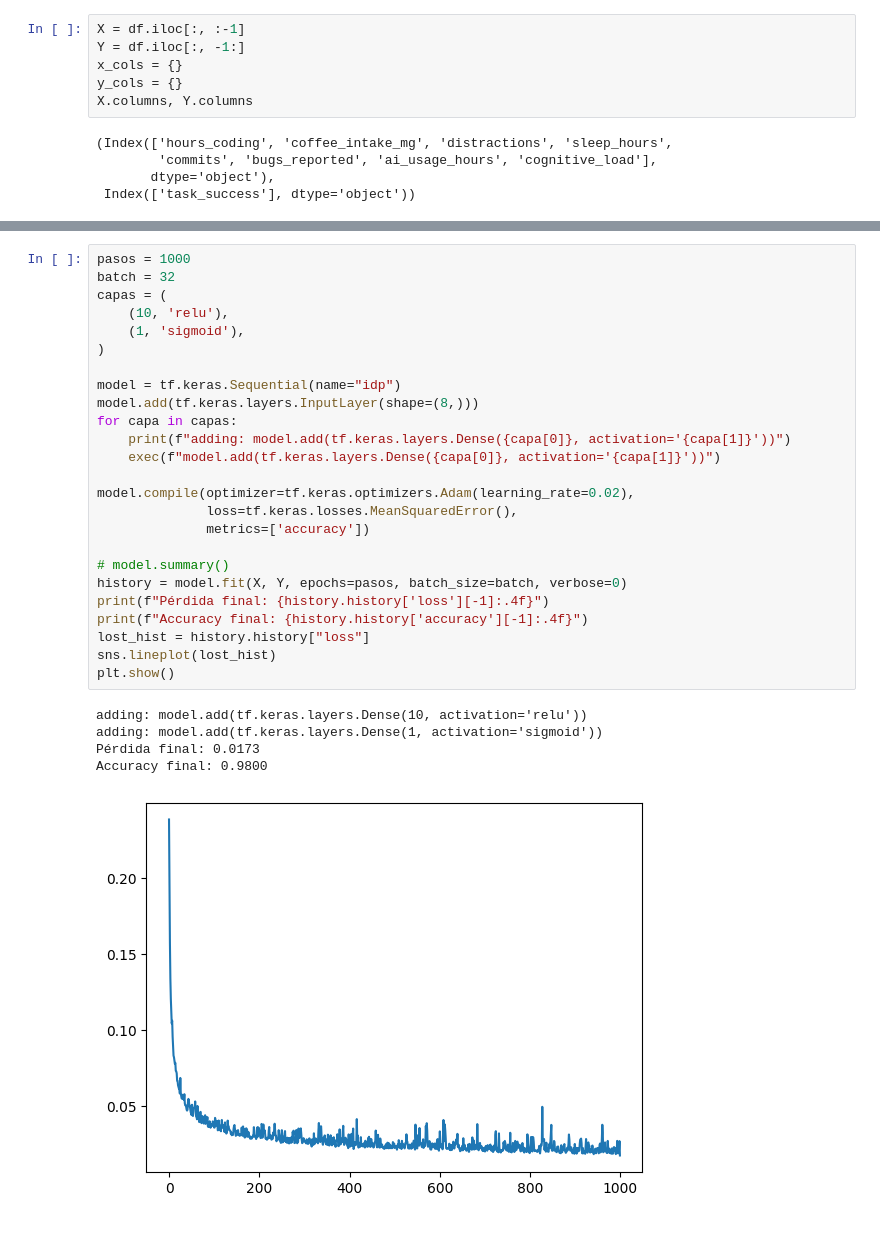
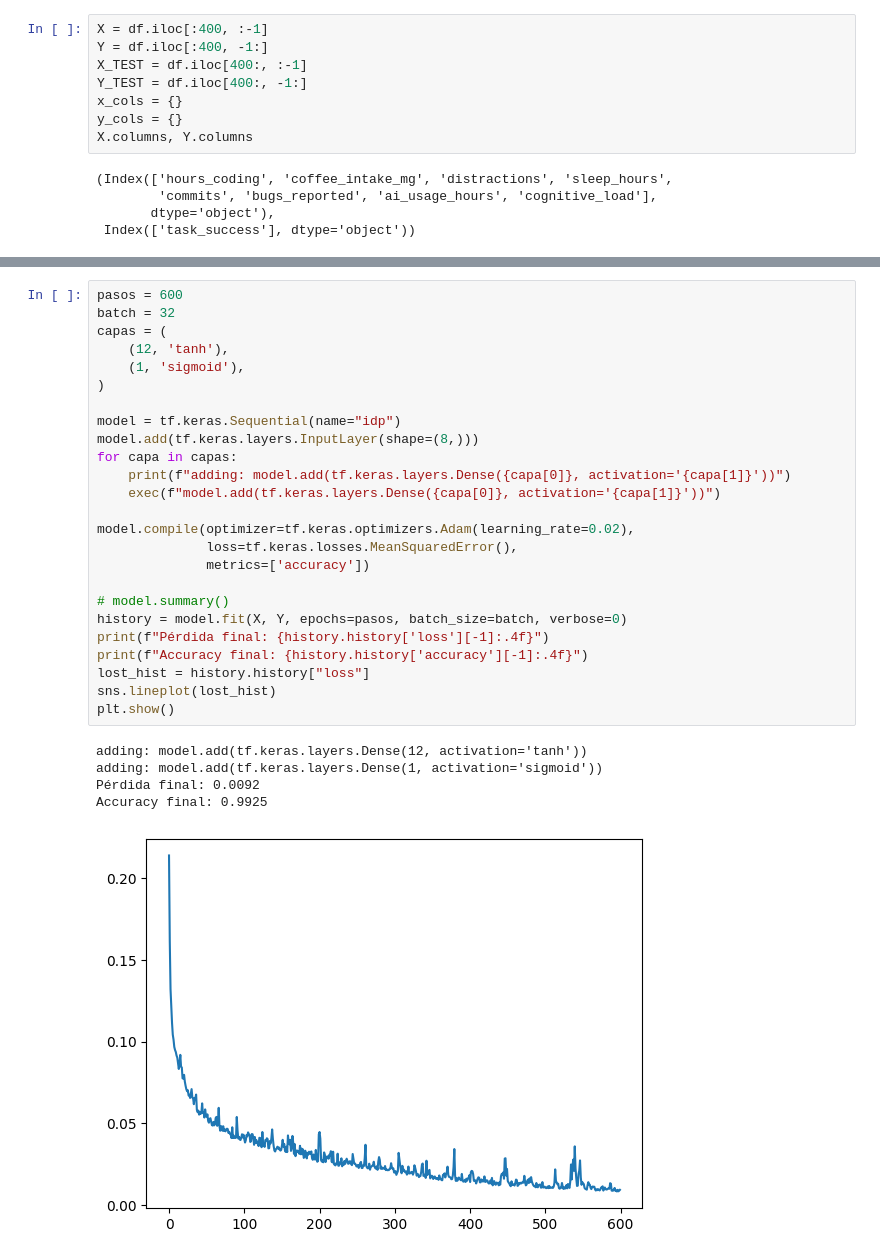
Before and after one commit to Ojitos369/data_practice, a Jupyter notebook: ai_dev_prod.ipynb, the cells around one changed output, grey strips where cells are left out. Saved outputs shown, nothing was run; the diff lists cells and outputs as text.

```diff
--- a/ai_dev_prod.ipynb
+++ b/ai_dev_prod.ipynb
@@ -63,8 +51,10 @@ df.describe()
 # %% [markdown]
 ### Preparación de Datos
 # %%
-X = df.iloc[:, :-1]
-Y = df.iloc[:, -1:]
+X = df.iloc[:400, :-1]
+Y = df.iloc[:400, -1:]
+X_TEST = df.iloc[400:, :-1]
+Y_TEST = df.iloc[400:, -1:]
 x_cols = {}
 y_cols = {}
 X.columns, Y.columns
@@ -91,33 +88,33 @@ X.shape, Y.shape
 # %%
-pasos = 1000
+pasos = 600
 batch = 32
 capas = (
-    (10, 'relu'),
+    (12, 'tanh'),
     (1, 'sigmoid'),
 )
 
 model = tf.keras.Sequential(name="idp")
 model.add(tf.keras.layers.InputLayer(shape=(8,)))
 for capa in capas:
     print(f"adding: model.add(tf.keras.layers.Dense({capa[0]}, activation='{capa[1]}'))")
     exec(f"model.add(tf.keras.layers.Dense({capa[0]}, activation='{capa[1]}'))")
 
 model.compile(optimizer=tf.keras.optimizers.Adam(learning_rate=0.02),
               loss=tf.keras.losses.MeanSquaredError(),
               metrics=['accuracy'])
 
 # model.summary()
 history = model.fit(X, Y, epochs=pasos, batch_size=batch, verbose=0)
 print(f"Pérdida final: {history.history['loss'][-1]:.4f}")
 print(f"Accuracy final: {history.history['accuracy'][-1]:.4f}")
 lost_hist = history.history["loss"]
 sns.lineplot(lost_hist)
 plt.show()
 # %% [output]
-adding: model.add(tf.keras.layers.Dense(10, activation='relu'))
+adding: model.add(tf.keras.layers.Dense(12, activation='tanh'))
 adding: model.add(tf.keras.layers.Dense(1, activation='sigmoid'))
-Pérdida final: 0.0173
-Accuracy final: 0.9800
+Pérdida final: 0.0092
+Accuracy final: 0.9925
-[figure, old version]
+[figure, new version]
 # %%
 def predict(predict_data, decs = 5):
```
Also changed, not shown: parts of 7 cells of this notebook, 2 other files.
